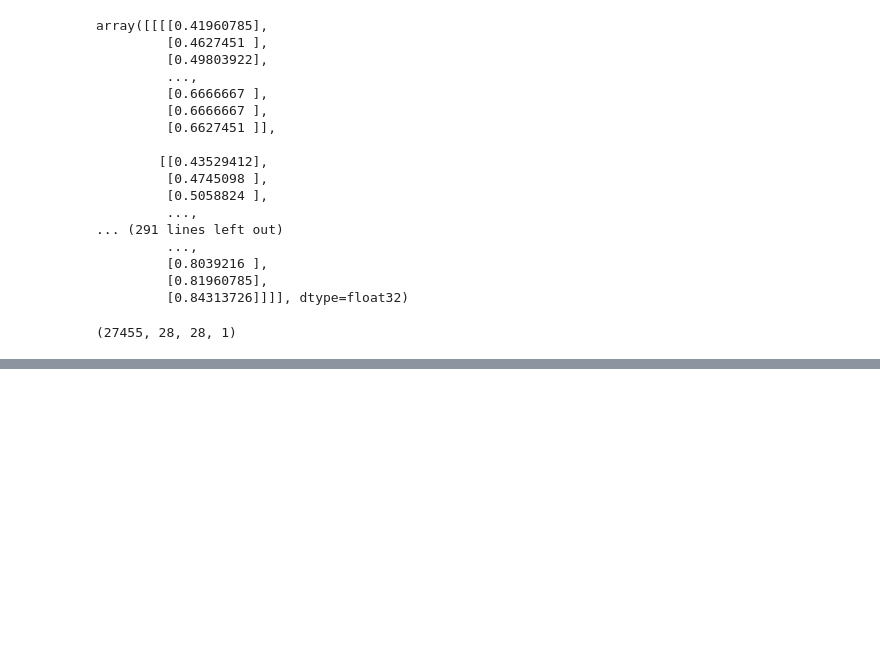
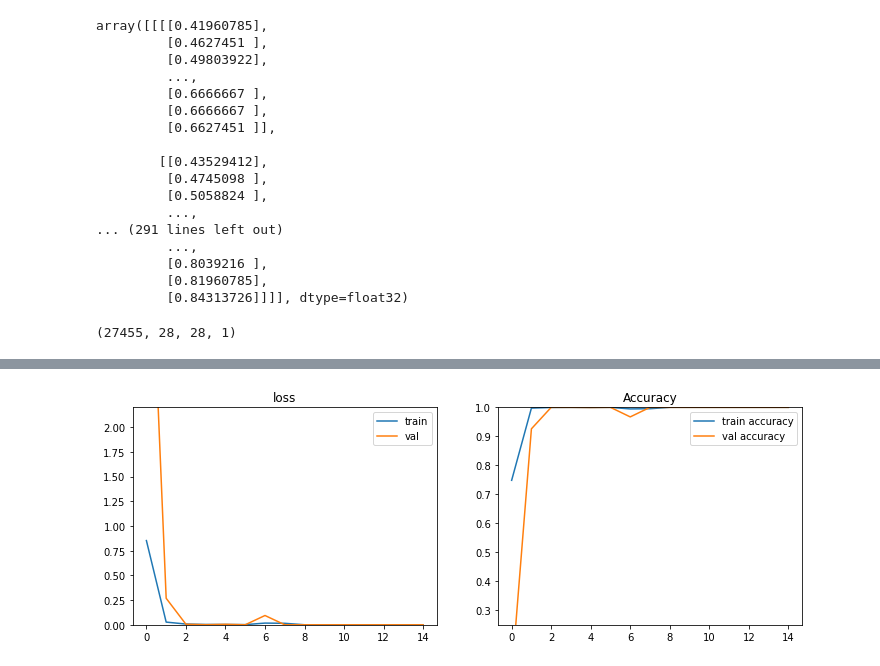
Before and after one commit to ylg619/sld, a Jupyter notebook: notebooks/notebook_danny.ipynb, the cells around one changed output, grey strips where cells are left out. Saved outputs shown, nothing was run; the diff lists cells and outputs as text; code cells hidden in the pictures; blank space fills up the shorter version.

```diff
--- a/notebooks/notebook_danny.ipynb
+++ b/notebooks/notebook_danny.ipynb
@@ -276,2 +291,8 @@ def initialize_model():
 
     return model
+# %%
+def compile_model(model):
+    model.compile(loss='categorical_crossentropy',
+          optimizer='adam',
+          metrics=['accuracy'])
+    return model
@@ -277,0 +315,15 @@ def initialize_model():
+# %%
+from tensorflow.keras.callbacks import EarlyStopping
+
+model = initialize_model()
+
+model = compile_model(model)
+
+es = EarlyStopping(patience = 2)
+
+history = model.fit(X_train, y_train_cat,
+          validation_split=0.3,
+          epochs=15,  # Use early stop in practice
+          batch_size=64,
+          verbose=1,
+          callbacks=[es])
@@ -277,0 +348,25 @@ def initialize_model():
+# %%
+def plot_history(history, title='', axs=None, exp_name=""):
+    if axs is not None:
+        ax1, ax2 = axs
+    else:
+        f, (ax1, ax2) = plt.subplots(1, 2, figsize=(12, 4))
+
+    if len(exp_name) > 0 and exp_name[0] != '_':
+        exp_name = '_' + exp_name
+    ax1.plot(history.history['loss'], label='train' + exp_name)
+    ax1.plot(history.history['val_loss'], label='val' + exp_name)
+    ax1.set_ylim(0., 2.2)
+    ax1.set_title('loss')
+    ax1.legend()
+
+    ax2.plot(history.history['accuracy'], label='train accuracy'  + exp_name)
+    ax2.plot(history.history['val_accuracy'], label='val accuracy'  + exp_name)
+    ax2.set_ylim(0.25, 1.)
+    ax2.set_title('Accuracy')
+    ax2.legend()
+    return (ax1, ax2)
+# %%
+plot_history(history, title='', axs=None, exp_name="");
+# %% [output]
+[figure, added]
```
Also changed, not shown: parts of 16 cells of this notebook.
